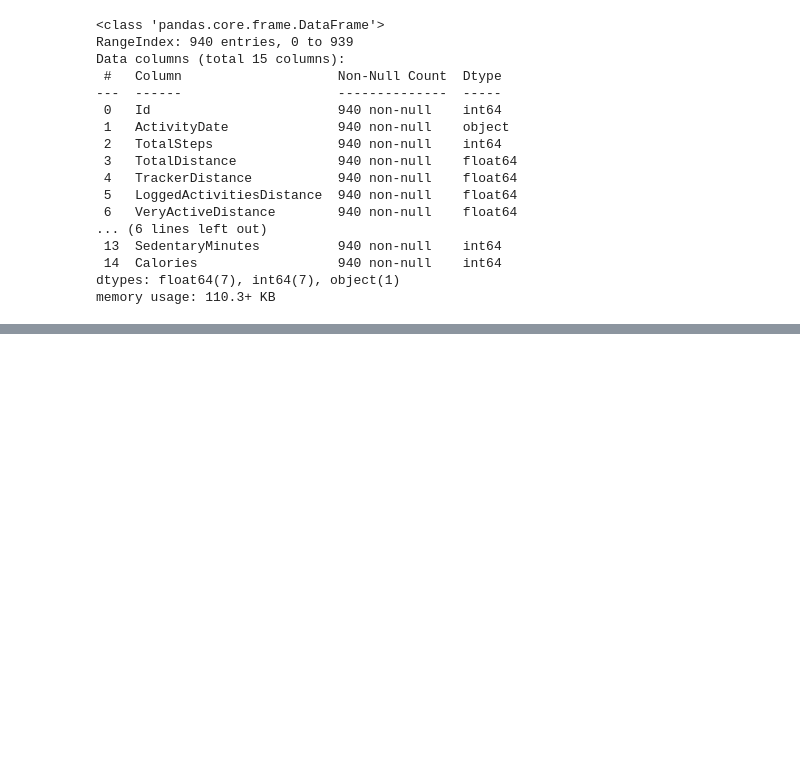
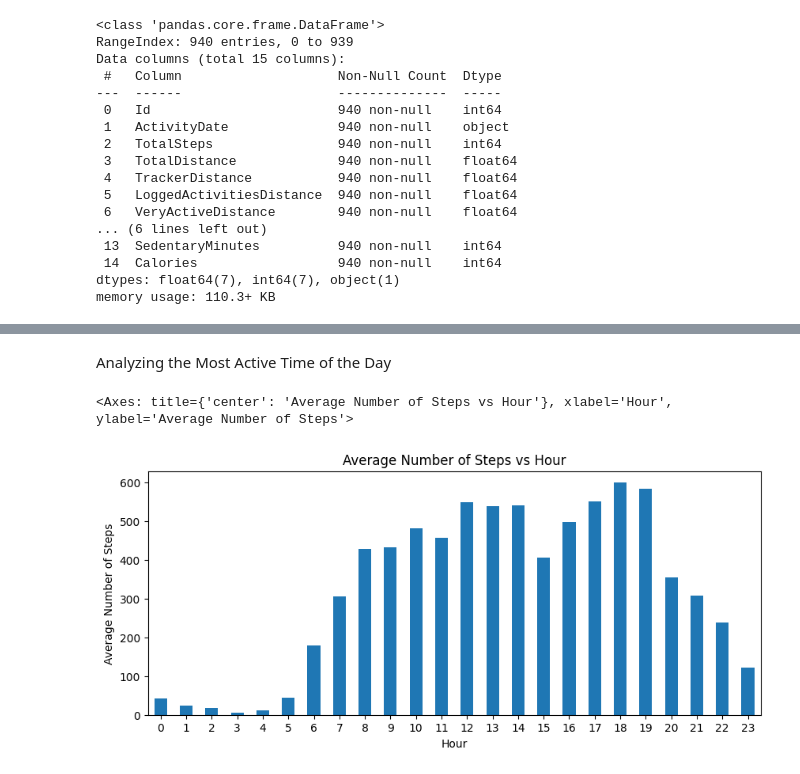
Before and after one commit to Pavan7248/Fitbit, a Jupyter notebook: main.ipynb, the cells around one changed output, grey strips where cells are left out. Saved outputs shown, nothing was run; the diff lists cells and outputs as text; code cells hidden in the pictures; blank space fills up the shorter version.

```diff
--- a/main.ipynb
+++ b/main.ipynb
@@ -283,0 +462,2 @@ memory usage: 73.6+ KB
+# %%
+hourly_Calories['Time'] = pd.to_datetime(hourly_Calories['Time'], format='%m/%d/%Y %I:%M:%S %p')
@@ -283,0 +466,2 @@ memory usage: 73.6+ KB
+# %%
+hourly_steps['Time'] = pd.to_datetime(hourly_steps['Time'], format='%m/%d/%Y %I:%M:%S %p')
@@ -283,0 +494,3 @@ memory usage: 73.6+ KB
+# %%
+#Merging hourly_Calories and hourly_steps datasets
+time_merged = hourly_Calories.merge(hourly_steps, on=['Id', 'Time'])
@@ -283,0 +540,12 @@ memory usage: 73.6+ KB
+# %% [markdown]
+Analyzing the Most Active Time of the Day
+# %%
+# Grouping the data by time of day
+time_merged['Hour'] = time_merged['Time'].dt.hour
+steps_by_hour = time_merged.groupby('Hour')['StepTotal'].mean()
+
+# Plotting the average number of steps by hour
+steps_by_hour.plot(kind='bar', title='Average Number of Steps vs Hour', xlabel='Hour', ylabel='Average Number of Steps', figsize=(10, 4), rot=0)
+# %% [output]
+<Axes: title={'center': 'Average Number of Steps vs Hour'}, xlabel='Hour', ylabel='Average Number of Steps'>
+[figure, added]
```
Also changed, not shown: parts of 98 cells of this notebook, 13 other files.
